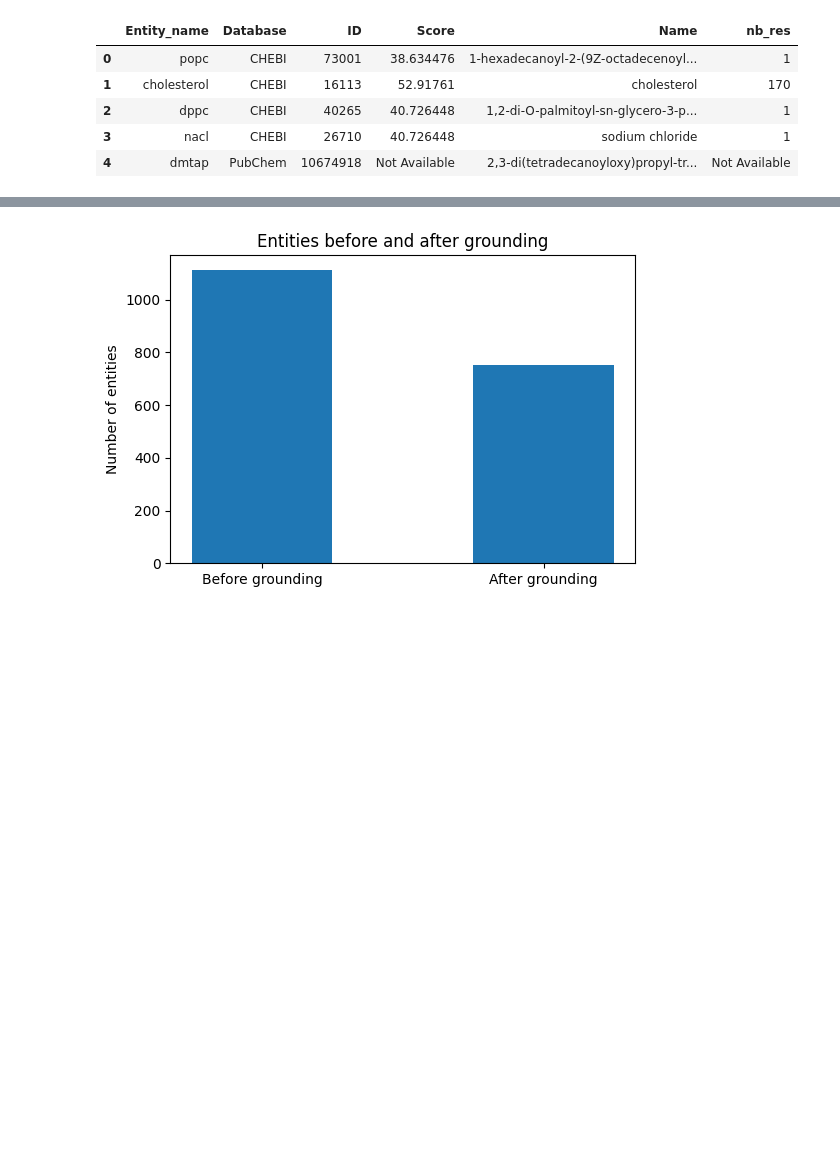
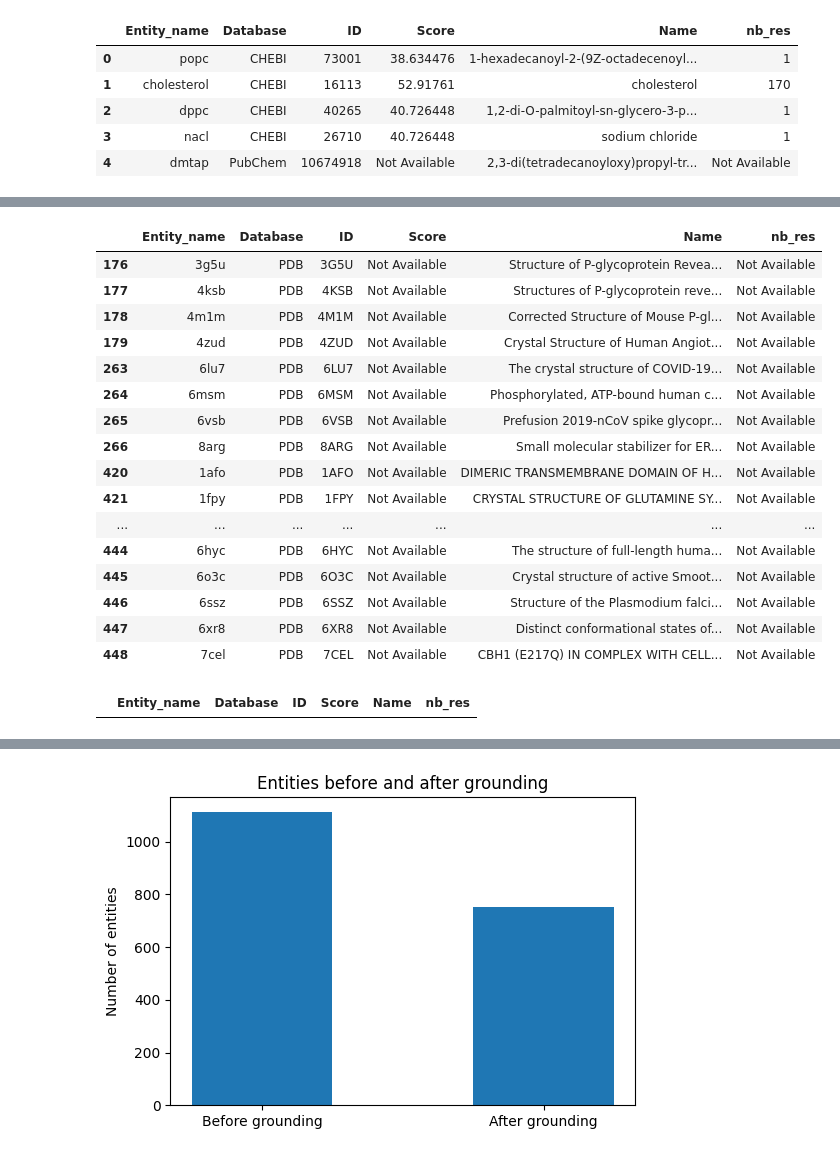
Before and after one commit to MDverse/mdverse_entity_norm, a Jupyter notebook: notebooks/mollecule_grounding_stats.ipynb, the cells around one changed output, grey strips where cells are left out. Drawn from its saved outputs; the diff is of its cells as text; code cells hidden in the pictures; blank space fills up the shorter version.

Commit message:
feat: add cells to extract entities by type

```diff
--- a/notebooks/mollecule_grounding_stats.ipynb
+++ b/notebooks/mollecule_grounding_stats.ipynb
@@ -62,0 +64,28 @@ Text(0.5, 1.0, 'Pourcentages of entities per type')
+# %%
+# Extractin the PDB entities
+pdb_grounded_entities = grounded_results[grounded_results["Database"] == "PDB"]
+pdb_grounded_entities
+# %% [output]
+|  | Entity_name | Database | ID | Score | Name | nb_res |
+| 176 | 3g5u | PDB | 3G5U | Not Available | Structure of P-glycoprotein Revea... | Not Available |
+| 177 | 4ksb | PDB | 4KSB | Not Available | Structures of P-glycoprotein reve... | Not Available |
+| 178 | 4m1m | PDB | 4M1M | Not Available | Corrected Structure of Mouse P-gl... | Not Available |
+| 179 | 4zud | PDB | 4ZUD | Not Available | Crystal Structure of Human Angiot... | Not Available |
+| 263 | 6lu7 | PDB | 6LU7 | Not Available | The crystal structure of COVID-19... | Not Available |
+| 264 | 6msm | PDB | 6MSM | Not Available | Phosphorylated, ATP-bound human c... | Not Available |
+| 265 | 6vsb | PDB | 6VSB | Not Available | Prefusion 2019-nCoV spike glycopr... | Not Available |
+| 266 | 8arg | PDB | 8ARG | Not Available | Small molecular stabilizer for ER... | Not Available |
+| 420 | 1afo | PDB | 1AFO | Not Available | DIMERIC TRANSMEMBRANE DOMAIN OF H... | Not Available |
+| 421 | 1fpy | PDB | 1FPY | Not Available | CRYSTAL STRUCTURE OF GLUTAMINE SY... | Not Available |
+| ... | ... | ... | ... | ... | ... | ... |
+| 444 | 6hyc | PDB | 6HYC | Not Available | The structure of full-length huma... | Not Available |
+| 445 | 6o3c | PDB | 6O3C | Not Available | Crystal structure of active Smoot... | Not Available |
+| 446 | 6ssz | PDB | 6SSZ | Not Available | Structure of the Plasmodium falci... | Not Available |
+| 447 | 6xr8 | PDB | 6XR8 | Not Available | Distinct conformational states of... | Not Available |
+| 448 | 7cel | PDB | 7CEL | Not Available | CBH1 (E217Q) IN COMPLEX WITH CELL... | Not Available |
+# %%
+# Extractin the UNIPROT entities
+uniprot_grounded_entities = grounded_results[grounded_results["Database"] == "UNIPROT"]
+uniprot_grounded_entities
+# %% [output]
+|  | Entity_name | Database | ID | Score | Name | nb_res |
```
Also changed, not shown: parts of 7 cells of this notebook.
